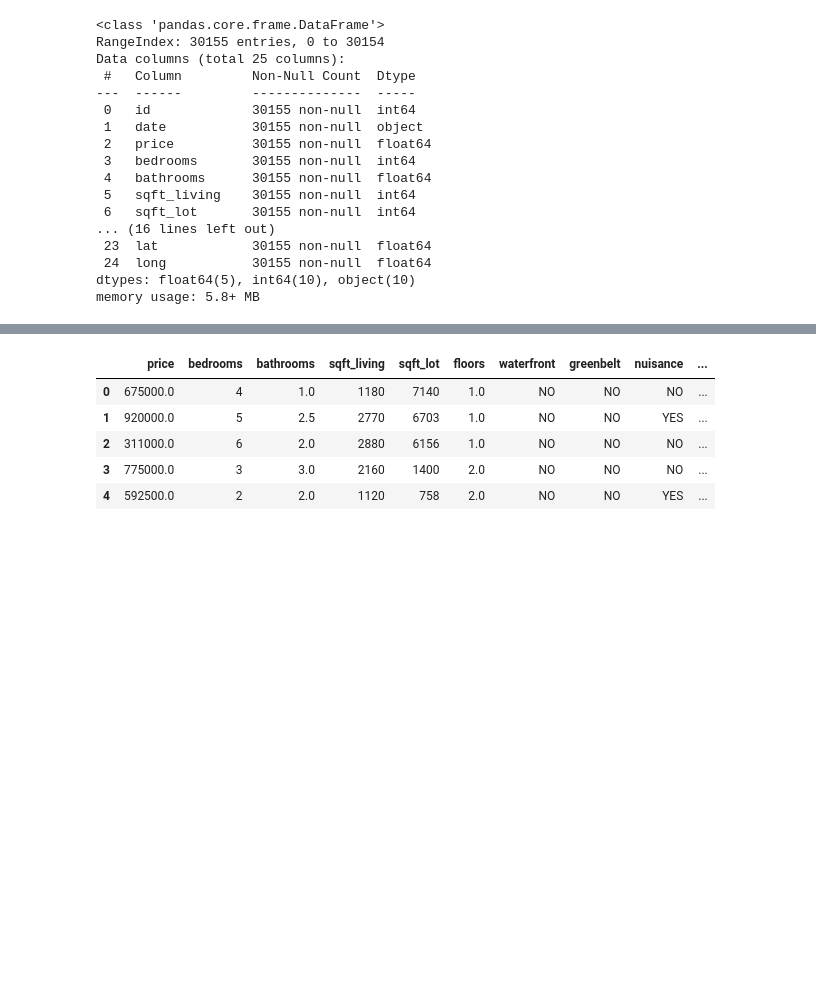
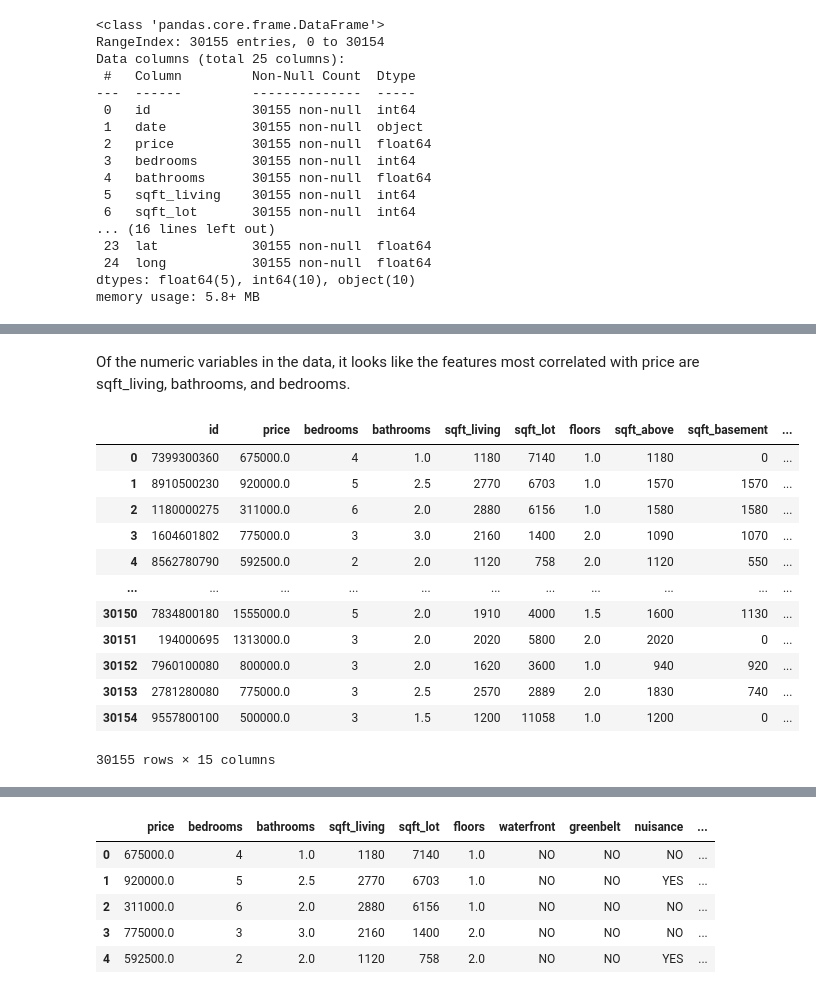
Before and after one commit to nicolemichaud03/RealEstateDataProject, a Jupyter notebook: Notebook.ipynb, the cells around one changed output, grey strips where cells are left out. Cells and saved outputs as stored; diff of their text form; code cells hidden in the pictures; blank space fills up the shorter version.

```diff
--- a/Notebook.ipynb
+++ b/Notebook.ipynb
@@ -52,0 +76,20 @@ memory usage: 5.8+ MB
+# %% [markdown]
+Of the numeric variables in the data, it looks like the features most correlated with price are sqft_living, bathrooms, and bedrooms.
+# %%
+data_num = data.copy().select_dtypes("number")
+data_num.dropna(inplace=True)
+data_num
+# %% [output]
+|  | id | price | bedrooms | bathrooms | sqft_living | sqft_lot | floors | sqft_above | sqft_basement | ... |
+| 0 | 7399300360 | 675000.0 | 4 | 1.0 | 1180 | 7140 | 1.0 | 1180 | 0 | ... |
+| 1 | 8910500230 | 920000.0 | 5 | 2.5 | 2770 | 6703 | 1.0 | 1570 | 1570 | ... |
+| 2 | 1180000275 | 311000.0 | 6 | 2.0 | 2880 | 6156 | 1.0 | 1580 | 1580 | ... |
+| 3 | 1604601802 | 775000.0 | 3 | 3.0 | 2160 | 1400 | 2.0 | 1090 | 1070 | ... |
+| 4 | 8562780790 | 592500.0 | 2 | 2.0 | 1120 | 758 | 2.0 | 1120 | 550 | ... |
+| ... | ... | ... | ... | ... | ... | ... | ... | ... | ... | ... |
+| 30150 | 7834800180 | 1555000.0 | 5 | 2.0 | 1910 | 4000 | 1.5 | 1600 | 1130 | ... |
+| 30151 | 194000695 | 1313000.0 | 3 | 2.0 | 2020 | 5800 | 2.0 | 2020 | 0 | ... |
+| 30152 | 7960100080 | 800000.0 | 3 | 2.0 | 1620 | 3600 | 1.0 | 940 | 920 | ... |
+| 30153 | 2781280080 | 775000.0 | 3 | 2.5 | 2570 | 2889 | 2.0 | 1830 | 740 | ... |
+| 30154 | 9557800100 | 500000.0 | 3 | 1.5 | 1200 | 11058 | 1.0 | 1200 | 0 | ... |
+30155 rows × 15 columns
```
Also changed, not shown: parts of 41 cells of this notebook.
